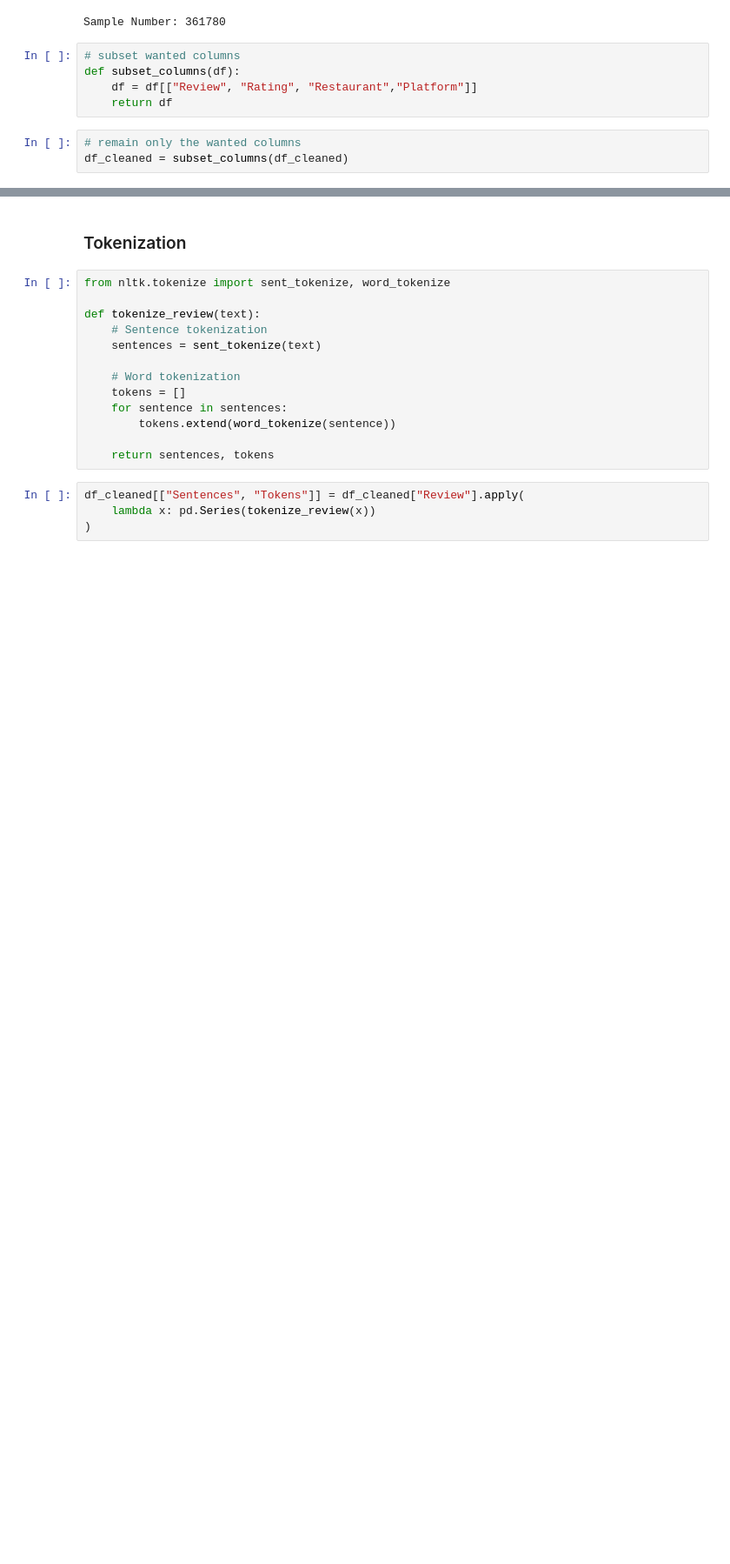
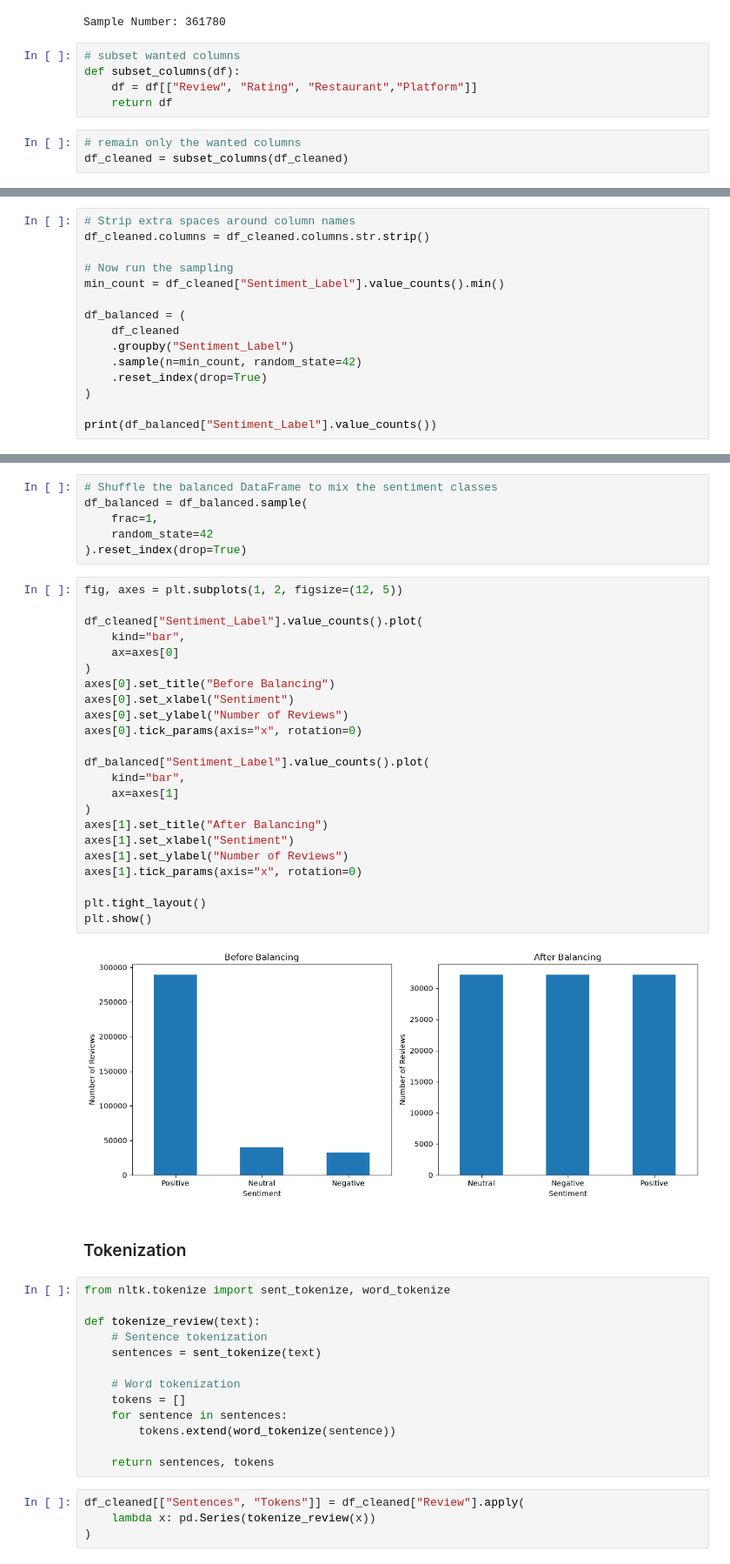
Before and after one commit to senghongC/CDS6344-SOCIAL-MEDIA-COMPUTING-Assignment, a Jupyter notebook: notebooks/01_Preprocessing.ipynb, the cells around one changed output, grey strips where cells are left out. Shown at 87% size. Drawn from its saved outputs; the diff is of its cells as text; blank space fills up the shorter version.

```diff
--- a/notebooks/01_Preprocessing.ipynb
+++ b/notebooks/01_Preprocessing.ipynb
@@ -337,0 +382,15 @@ df_cleaned = subset_columns(df_cleaned)
+# %%
+# Strip extra spaces around column names
+df_cleaned.columns = df_cleaned.columns.str.strip()
+
+# Now run the sampling
+min_count = df_cleaned["Sentiment_Label"].value_counts().min()
+
+df_balanced = (
+    df_cleaned
+    .groupby("Sentiment_Label")
+    .sample(n=min_count, random_state=42)
+    .reset_index(drop=True)
+)
+
+print(df_balanced["Sentiment_Label"].value_counts())
@@ -338,3 +403,34 @@ df_cleaned = subset_columns(df_cleaned)
+# %%
+# Shuffle the balanced DataFrame to mix the sentiment classes
+df_balanced = df_balanced.sample(
+    frac=1,
+    random_state=42
+).reset_index(drop=True)
+# %%
+fig, axes = plt.subplots(1, 2, figsize=(12, 5))
+
+df_cleaned["Sentiment_Label"].value_counts().plot(
+    kind="bar",
+    ax=axes[0]
+)
+axes[0].set_title("Before Balancing")
+axes[0].set_xlabel("Sentiment")
+axes[0].set_ylabel("Number of Reviews")
+axes[0].tick_params(axis="x", rotation=0)
+
+df_balanced["Sentiment_Label"].value_counts().plot(
+    kind="bar",
+    ax=axes[1]
+)
+axes[1].set_title("After Balancing")
+axes[1].set_xlabel("Sentiment")
+axes[1].set_ylabel("Number of Reviews")
+axes[1].tick_params(axis="x", rotation=0)
+
+plt.tight_layout()
+plt.show()
+# %% [output]
+[figure, added]
 # %% [markdown]
 ### Tokenization
 # %%
```
Also changed, not shown: parts of 8 cells of this notebook, 8 other files.
